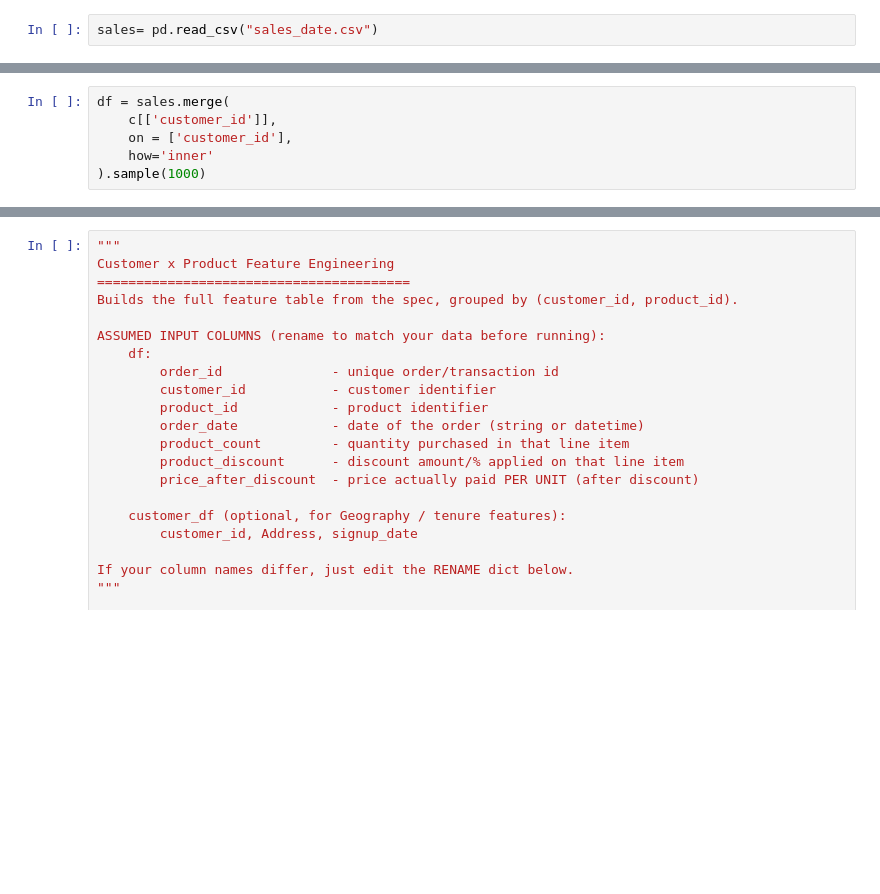
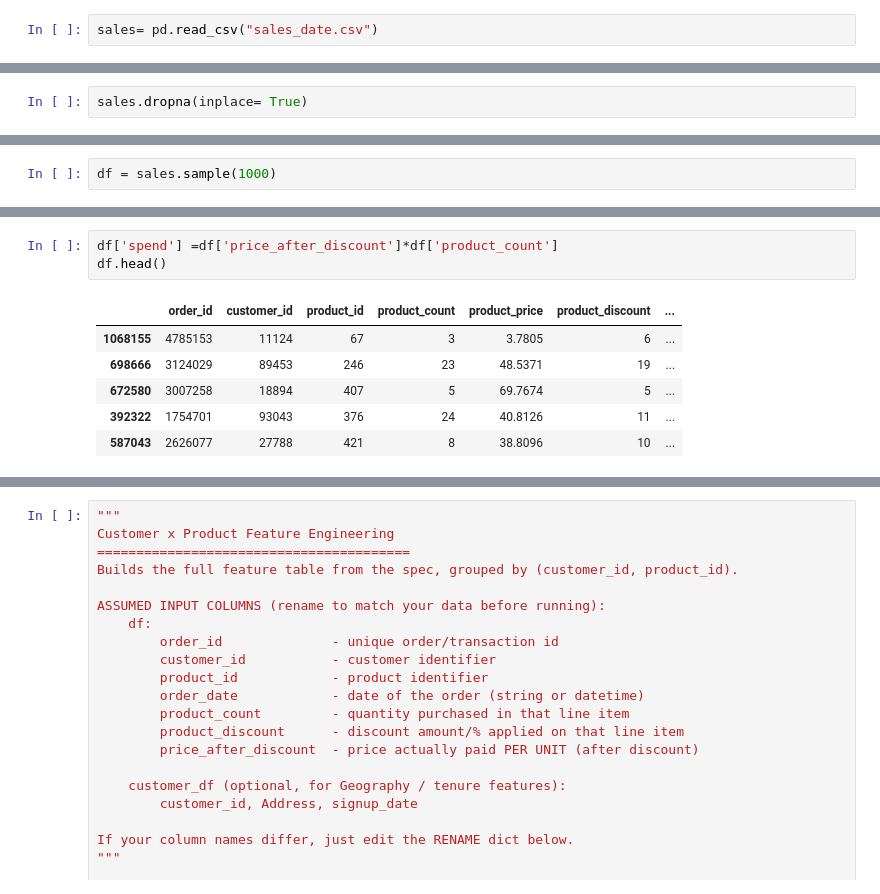
Before and after one commit to lakshmipriya188/Organic-food-tracebality, a Jupyter notebook: Feature creation.ipynb, the cells around one changed output, grey strips where cells are left out. Drawn from its saved outputs; the diff is of its cells as text; blank space fills up the shorter version.

```diff
--- a/Feature creation.ipynb
+++ b/Feature creation.ipynb
@@ -7,0 +18,2 @@ sales= pd.read_csv("sales_date.csv")
+# %%
+sales.dropna(inplace= True)
@@ -14,8 +47,4 @@ c.head()
 # %%
-df = sales.merge(
-    c[['customer_id']],
-    on = ['customer_id'],
-    how='inner'
-).sample(1000)
+df = sales.sample(1000)
 # %%
 df.shape
@@ -23,0 +102,10 @@ df.head()
+# %%
+df['spend'] =df['price_after_discount']*df['product_count']
+df.head()
+# %% [output]
+|  | order_id | customer_id | product_id | product_count | product_price | product_discount | ... |
+| 1068155 | 4785153 | 11124 | 67 | 3 | 3.7805 | 6 | ... |
+| 698666 | 3124029 | 89453 | 246 | 23 | 48.5371 | 19 | ... |
+| 672580 | 3007258 | 18894 | 407 | 5 | 69.7674 | 5 | ... |
+| 392322 | 1754701 | 93043 | 376 | 24 | 40.8126 | 11 | ... |
+| 587043 | 2626077 | 27788 | 421 | 8 | 38.8096 | 10 | ... |
```
Also changed, not shown: parts of 21 cells of this notebook, 2 other files.
